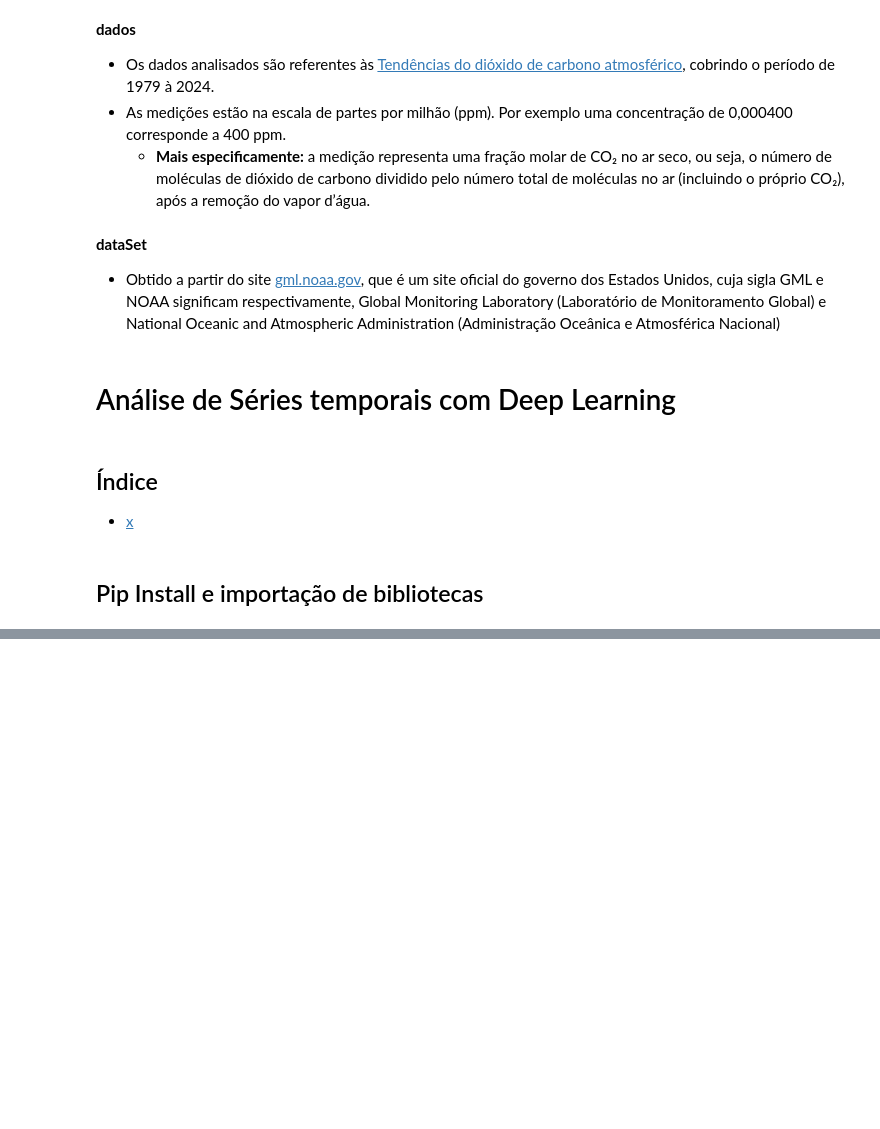
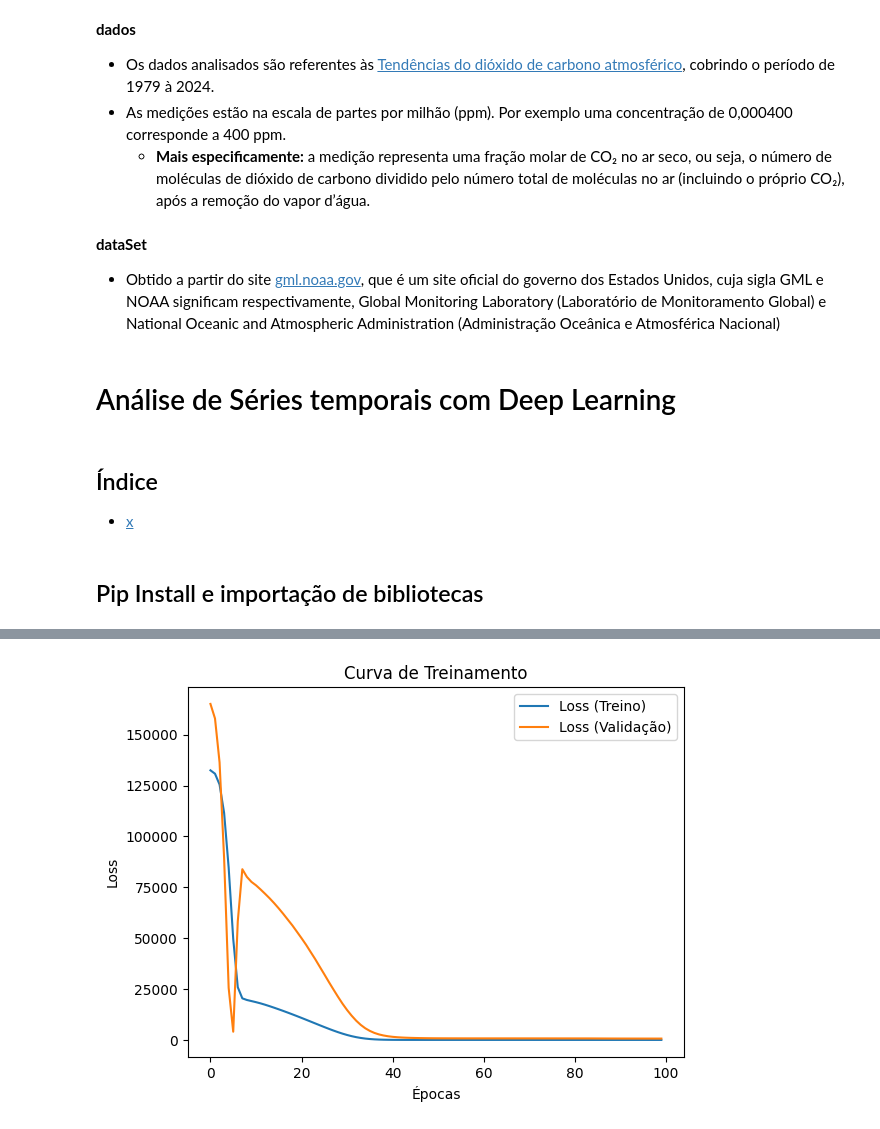
Before and after one commit to Elizetaa/Otimizacao-de-Gas-com-Neuro-Evolucao, a Jupyter notebook: Trends_Atmospheric_CO2/2_tensorFlow_model.ipynb, the cells around one changed output, grey strips where cells are left out. Saved outputs shown, nothing was run; the diff lists cells and outputs as text; code cells hidden in the pictures; blank space fills up the shorter version.

```diff
--- a/Trends_Atmospheric_CO2/2_tensorFlow_model.ipynb
+++ b/Trends_Atmospheric_CO2/2_tensorFlow_model.ipynb
@@ -95,0 +71,9 @@ aux.plotLine(trainNormalized[0])
+# %%
+X_train, X_test, y_train, y_test = train_test_split(X, y, test_size=0.25, random_state=42, shuffle=False)
+# %%
+scaler = MinMaxScaler()
+
+X_scaled_train = scaler.fit_transform(X_train)
+X_scaled_test = scaler.transform(X_test)
+# X_scaled_train = X_scaled_train.reshape(-1, window_size, 1)
+# X_scaled_test = X_scaled_test.reshape(-1, window_size, 1)
@@ -95,0 +84,23 @@ aux.plotLine(trainNormalized[0])
+# %%
+def create_model(df_shape, neurons=24, optimizer='adam', loss='mse', dropout_rate=0.2):
+    model = models.Sequential([
+        Input(shape=(df_shape,)),
+        Dense(neurons, activation='relu'),
+        # Dropout(dropout_rate),
+        Dense(neurons, activation='relu'),
+        Dense(8, activation='relu'),
+        Dense(1)
+    ])
+
+    optimizer_instance = Adam() if optimizer == 'adam' else RMSprop()
+    model.compile(optimizer=optimizer_instance, loss=loss, metrics=['mae'])
+    return model
+# %%
+model = create_model(X_scaled_train.shape[1])
+
+history = model.fit(X_scaled_train,
+                    y_train,
+                    validation_data=(X_scaled_test, y_test),
+                    epochs=100,
+                    batch_size=12,
+                    verbose=1)
@@ -95,0 +127,11 @@ aux.plotLine(trainNormalized[0])
+# %%
+# Histórico de perda (loss)
+plt.plot(history.history['loss'], label='Loss (Treino)')
+plt.plot(history.history['val_loss'], label='Loss (Validação)')
+plt.xlabel('Épocas')
+plt.ylabel('Loss')
+plt.legend()
+plt.title('Curva de Treinamento')
+plt.show()
+# %% [output]
+[figure, added]
```
Also changed, not shown: parts of 16 cells of this notebook, 4 other files.
